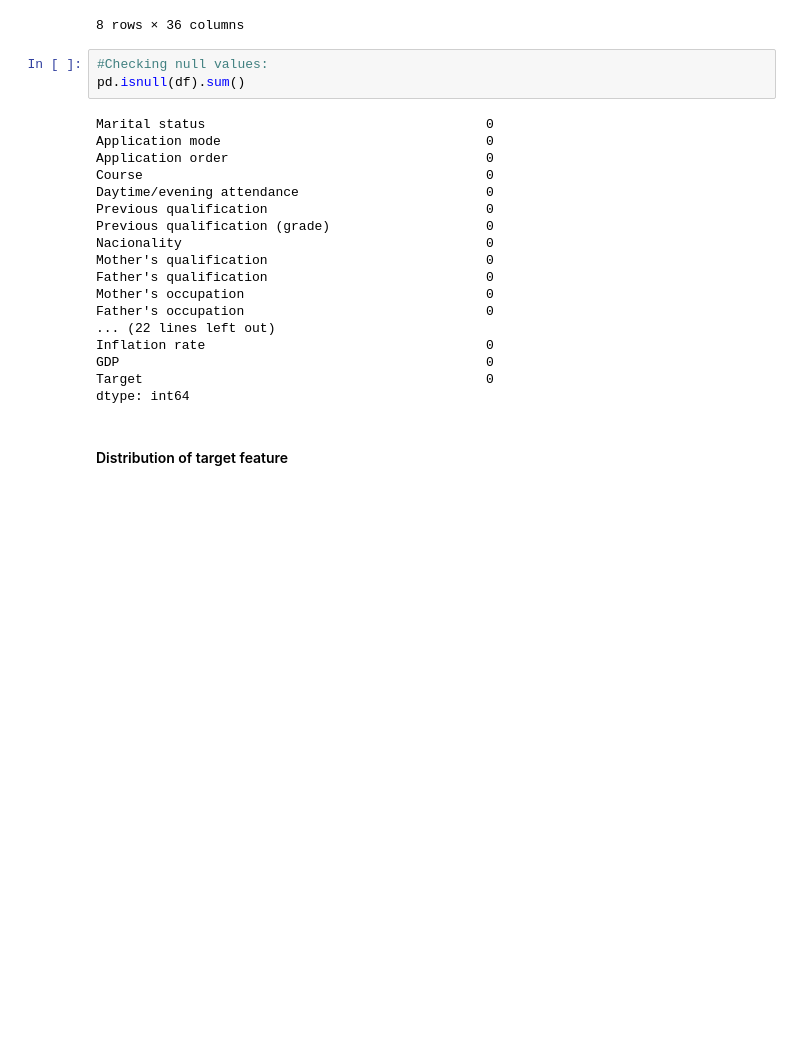
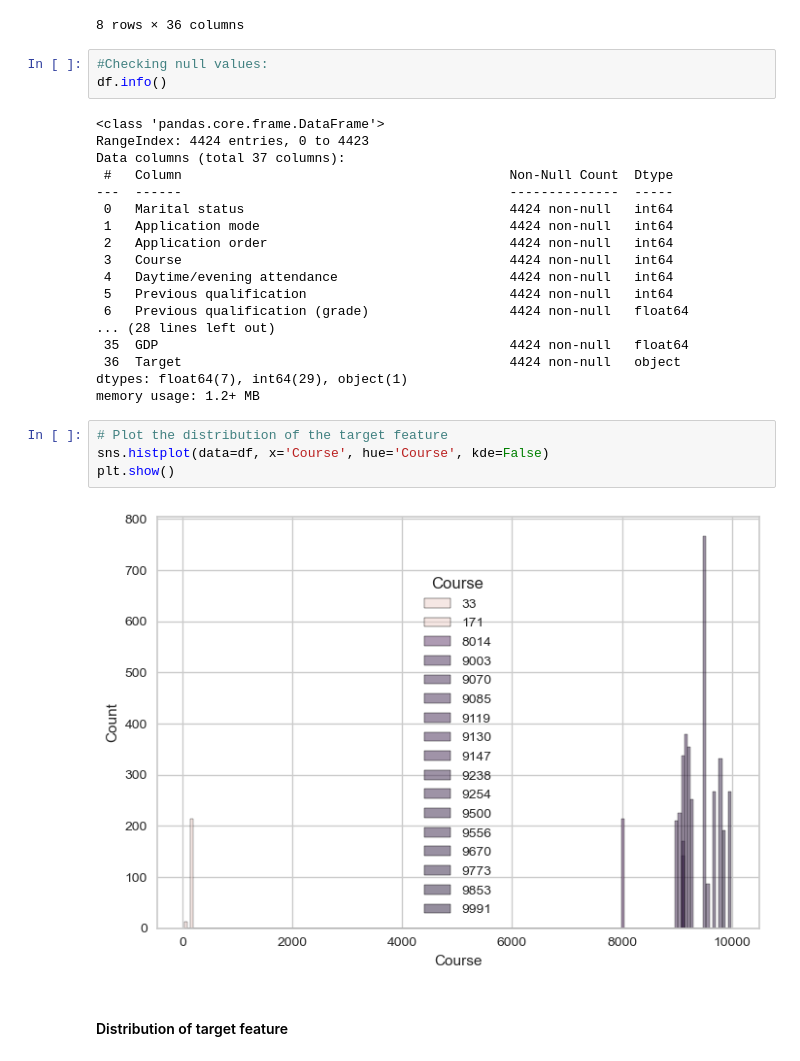
Before and after one commit to marijakljestan/predict-dropout-or-academic-success, a Jupyter notebook: siap.ipynb, the cells around one changed output. Cells and saved outputs as stored; diff of their text form; blank space fills up the shorter version.

```diff
--- a/siap.ipynb
+++ b/siap.ipynb
@@ -40,25 +41,31 @@ df.describe().round(2)
 8 rows × 36 columns
 # %%
 #Checking null values:
-pd.isnull(df).sum()
+df.info()
 # %% [output]
-Marital status                                    0
-Application mode                                  0
-Application order                                 0
-Course                                            0
-Daytime/evening attendance                        0
-Previous qualification                            0
-Previous qualification (grade)                    0
-Nacionality                                       0
-Mother's qualification                            0
-Father's qualification                            0
-Mother's occupation                               0
-Father's occupation                               0
-... (22 lines left out)
-Inflation rate                                    0
-GDP                                               0
-Target                                            0
-dtype: int64
+<class 'pandas.core.frame.DataFrame'>
+RangeIndex: 4424 entries, 0 to 4423
+Data columns (total 37 columns):
+ #   Column                                          Non-Null Count  Dtype
+---  ------                                          --------------  -----
+ 0   Marital status                                  4424 non-null   int64
+ 1   Application mode                                4424 non-null   int64
+ 2   Application order                               4424 non-null   int64
+ 3   Course                                          4424 non-null   int64
+ 4   Daytime/evening attendance                      4424 non-null   int64
+ 5   Previous qualification                          4424 non-null   int64
+ 6   Previous qualification (grade)                  4424 non-null   float64
+... (28 lines left out)
+ 35  GDP                                             4424 non-null   float64
+ 36  Target                                          4424 non-null   object
+dtypes: float64(7), int64(29), object(1)
+memory usage: 1.2+ MB
+# %%
+# Plot the distribution of the target feature
+sns.histplot(data=df, x='Course', hue='Course', kde=False)
+plt.show()
+# %% [output]
+[figure, added]
 # %% [markdown]
 #### Distribution of target feature
 # %%
```
Also changed, not shown: parts of 8 cells of this notebook, 1 other file.
